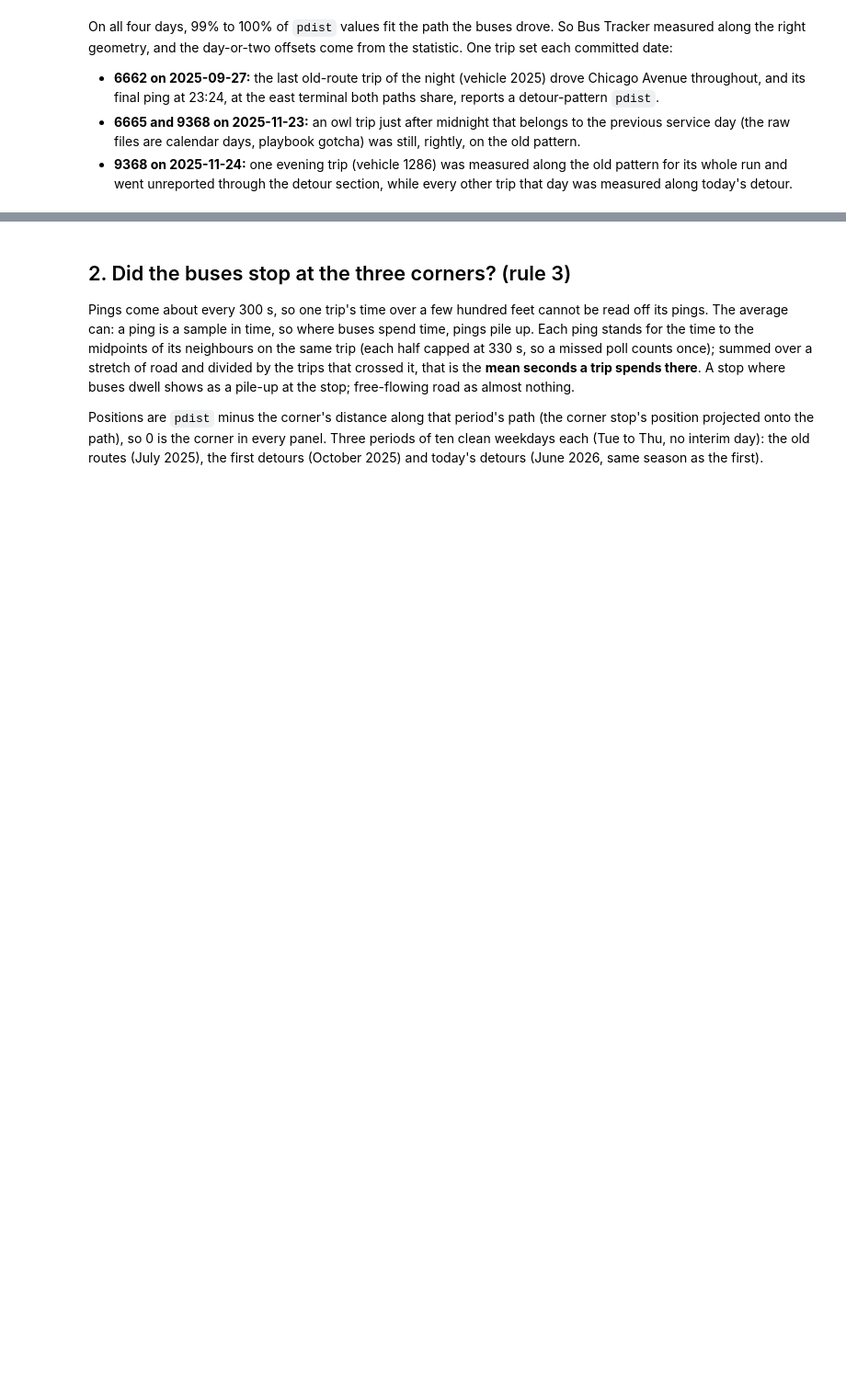
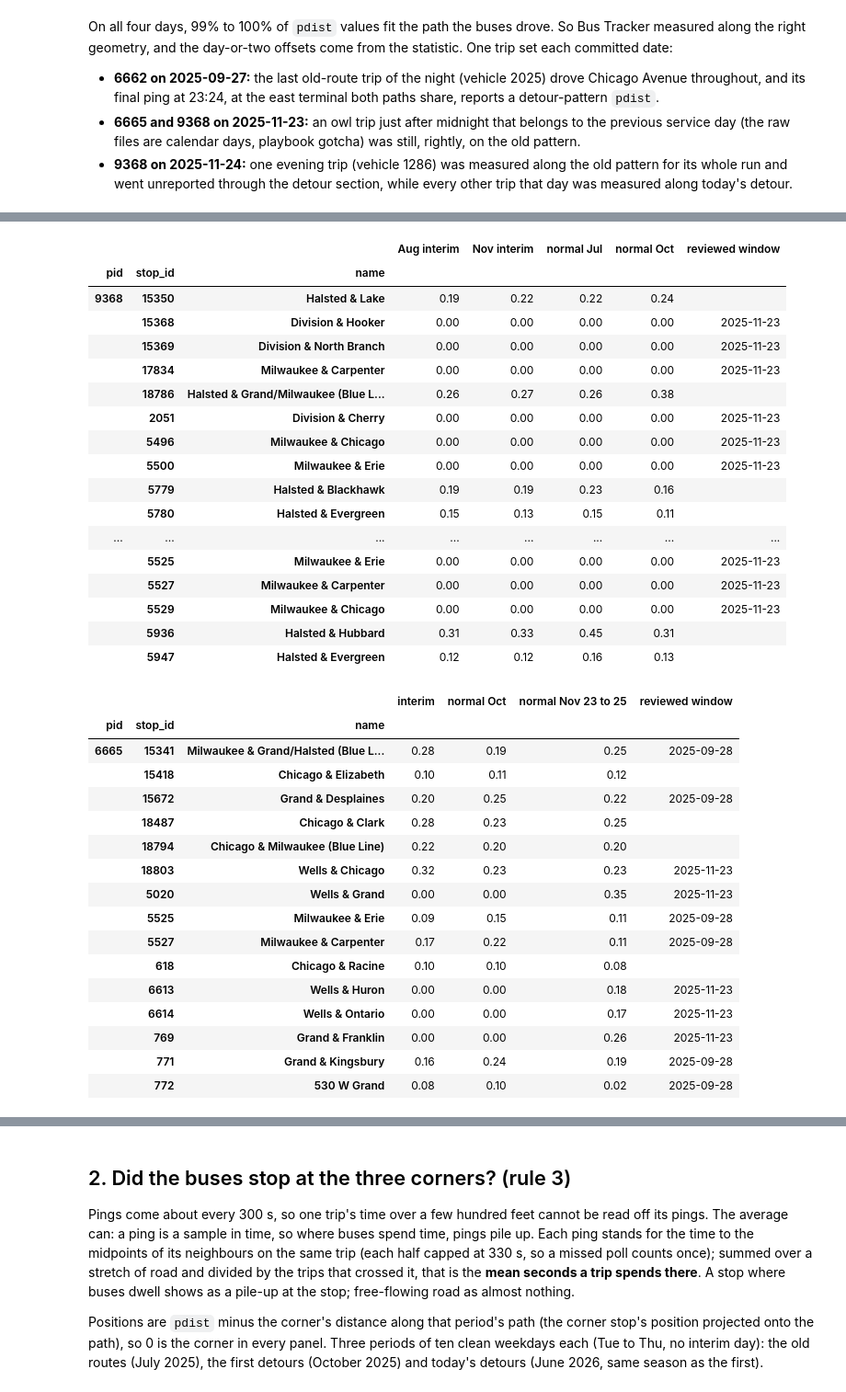
Before and after one commit to Inoueian/cta_bus_analysis, a Jupyter notebook: notebooks/corner_stops_routes_8_66.ipynb, the cells around one changed output, grey strips where cells are left out. Shown at 92% size. Cells and saved outputs as stored; diff of their text form; code cells hidden in the pictures; blank space fills up the shorter version.

```diff
--- a/notebooks/corner_stops_routes_8_66.ipynb
+++ b/notebooks/corner_stops_routes_8_66.ipynb
@@ -311,0 +320,79 @@ geometry, and the day-or-two offsets come from the statistic. One trip set each
+# %%
+from cta import bustracker, stop_validity
+
+AREA_STOPS = (41.884, 41.910, -87.662, -87.628)  # Lake to North Ave, Ashland-ish to Wells: the closures' area
+UNREPORTED = {("9368", "9376"): {"Aug interim": ("2025-08-04", "2025-08-16"), "Nov interim": ("2025-11-07", "2025-11-22"),
+                                 "normal Jul": ["2025-07-22", "2025-07-23", "2025-07-24", "2025-07-29", "2025-08-01"],
+                                 "normal Oct": ["2025-10-28", "2025-10-29", "2025-10-30", "2025-11-04", "2025-11-05"]},
+              ("6665",): {"interim": ("2025-10-31", "2025-11-22"),
+                          "normal Oct": ["2025-10-21", "2025-10-22", "2025-10-23", "2025-10-28", "2025-10-29", "2025-10-30"],
+                          "normal Nov 23 to 25": ["2025-11-23", "2025-11-24", "2025-11-25"]}}
+
+
+def feet_apart(lat1, lon1, lat2, lon2):
+    p1, p2 = np.radians(lat1), np.radians(lat2)
+    a = np.sin((p2 - p1) / 2) ** 2 + np.cos(p1) * np.cos(p2) * np.sin(np.radians(lon2 - lon1) / 2) ** 2
+    return 2 * 20_902_260.0 * np.arcsin(np.sqrt(a))  # cta.geo.EARTH_RADIUS_FEET
+
+
+def trip_share(pids, days, stops):
+    out = []
+    for day in days:
+        x = raw_day(day, list(pids))
+        for pid in pids:
+            p = x[x["pid"] == pid]
+            trips = p["vehicle_id"] + "|" + p["origtatripno"]
+            for s in stops[stops["pid"] == pid].itertuples():
+                near = feet_apart(p["lat"].to_numpy(), p["lon"].to_numpy(), s.lat, s.lon) <= stop_validity.MAX_STOP_PING_DISTANCE_FT
+                out.append({"pid": pid, "stop_id": s.stpid, "name": s.stpnm, "share": trips[near].nunique() / max(trips.nunique(), 1)})
+    return pd.DataFrame(out).groupby(["pid", "stop_id", "name"])["share"].median()
+
+
+windows = {(r["from_pid"], r["stop_id"]): r["valid_from"] for r in VALIDITY["rows"]}
+windows.update({(pid, s): "2025-11-23" for pid, ids in {"6665": ["6613", "6614", "5020", "769", "18803"],
+                                                        "9368": ["15368", "2051", "15369", "5496", "17834", "5500"]}.items() for s in ids})
+COVERAGE = {}
+for pids, columns in UNREPORTED.items():
+    stops = pd.concat([bustracker.stops_from_getpatterns(json.loads((REPO_ROOT / "tests" / "fixtures" / "getpatterns" / f"getpatterns_{p}.json").read_text())) for p in pids])
+    stops = stops[stops["lat"].between(*AREA_STOPS[:2]) & stops["lon"].between(*AREA_STOPS[2:])]
+    table = pd.DataFrame({k: trip_share(pids, [d.strftime("%Y-%m-%d") for d in pd.date_range(*v)] if isinstance(v, tuple) else v, stops)
+                          for k, v in columns.items()}).round(2)
+    table["reviewed window"] = [windows.get((pid, s)) or "" for pid, s, _ in table.index]
+    COVERAGE[pids] = table
+    display(table)
+# %% [output]
+|  |  |  | Aug interim | Nov interim | normal Jul | normal Oct | reviewed window |
+| pid | stop_id | name |  |  |  |  |  |
+| 9368 | 15350 | Halsted & Lake | 0.19 | 0.22 | 0.22 | 0.24 |  |
+|  | 15368 | Division & Hooker | 0.00 | 0.00 | 0.00 | 0.00 | 2025-11-23 |
+|  | 15369 | Division & North Branch | 0.00 | 0.00 | 0.00 | 0.00 | 2025-11-23 |
+|  | 17834 | Milwaukee & Carpenter | 0.00 | 0.00 | 0.00 | 0.00 | 2025-11-23 |
+|  | 18786 | Halsted & Grand/Milwaukee (Blue L... | 0.26 | 0.27 | 0.26 | 0.38 |  |
+|  | 2051 | Division & Cherry | 0.00 | 0.00 | 0.00 | 0.00 | 2025-11-23 |
+|  | 5496 | Milwaukee & Chicago | 0.00 | 0.00 | 0.00 | 0.00 | 2025-11-23 |
+|  | 5500 | Milwaukee & Erie | 0.00 | 0.00 | 0.00 | 0.00 | 2025-11-23 |
+|  | 5779 | Halsted & Blackhawk | 0.19 | 0.19 | 0.23 | 0.16 |  |
+|  | 5780 | Halsted & Evergreen | 0.15 | 0.13 | 0.15 | 0.11 |  |
+| ... | ... | ... | ... | ... | ... | ... | ... |
+|  | 5525 | Milwaukee & Erie | 0.00 | 0.00 | 0.00 | 0.00 | 2025-11-23 |
+|  | 5527 | Milwaukee & Carpenter | 0.00 | 0.00 | 0.00 | 0.00 | 2025-11-23 |
+|  | 5529 | Milwaukee & Chicago | 0.00 | 0.00 | 0.00 | 0.00 | 2025-11-23 |
+|  | 5936 | Halsted & Hubbard | 0.31 | 0.33 | 0.45 | 0.31 |  |
+|  | 5947 | Halsted & Evergreen | 0.12 | 0.12 | 0.16 | 0.13 |  |
+|  |  |  | interim | normal Oct | normal Nov 23 to 25 | reviewed window |
+| pid | stop_id | name |  |  |  |  |
+| 6665 | 15341 | Milwaukee & Grand/Halsted (Blue L... | 0.28 | 0.19 | 0.25 | 2025-09-28 |
+|  | 15418 | Chicago & Elizabeth | 0.10 | 0.11 | 0.12 |  |
+|  | 15672 | Grand & Desplaines | 0.20 | 0.25 | 0.22 | 2025-09-28 |
+|  | 18487 | Chicago & Clark | 0.28 | 0.23 | 0.25 |  |
+|  | 18794 | Chicago & Milwaukee (Blue Line) | 0.22 | 0.20 | 0.20 |  |
+|  | 18803 | Wells & Chicago | 0.32 | 0.23 | 0.23 | 2025-11-23 |
+|  | 5020 | Wells & Grand | 0.00 | 0.00 | 0.35 | 2025-11-23 |
+|  | 5525 | Milwaukee & Erie | 0.09 | 0.15 | 0.11 | 2025-09-28 |
+|  | 5527 | Milwaukee & Carpenter | 0.17 | 0.22 | 0.11 | 2025-09-28 |
+|  | 618 | Chicago & Racine | 0.10 | 0.10 | 0.08 |  |
+|  | 6613 | Wells & Huron | 0.00 | 0.00 | 0.18 | 2025-11-23 |
+|  | 6614 | Wells & Ontario | 0.00 | 0.00 | 0.17 | 2025-11-23 |
+|  | 769 | Grand & Franklin | 0.00 | 0.00 | 0.26 | 2025-11-23 |
+|  | 771 | Grand & Kingsbury | 0.16 | 0.24 | 0.19 | 2025-09-28 |
+|  | 772 | 530 W Grand | 0.08 | 0.10 | 0.02 | 2025-09-28 |
```
Also changed, not shown: parts of 10 cells of this notebook, 5 other files.
